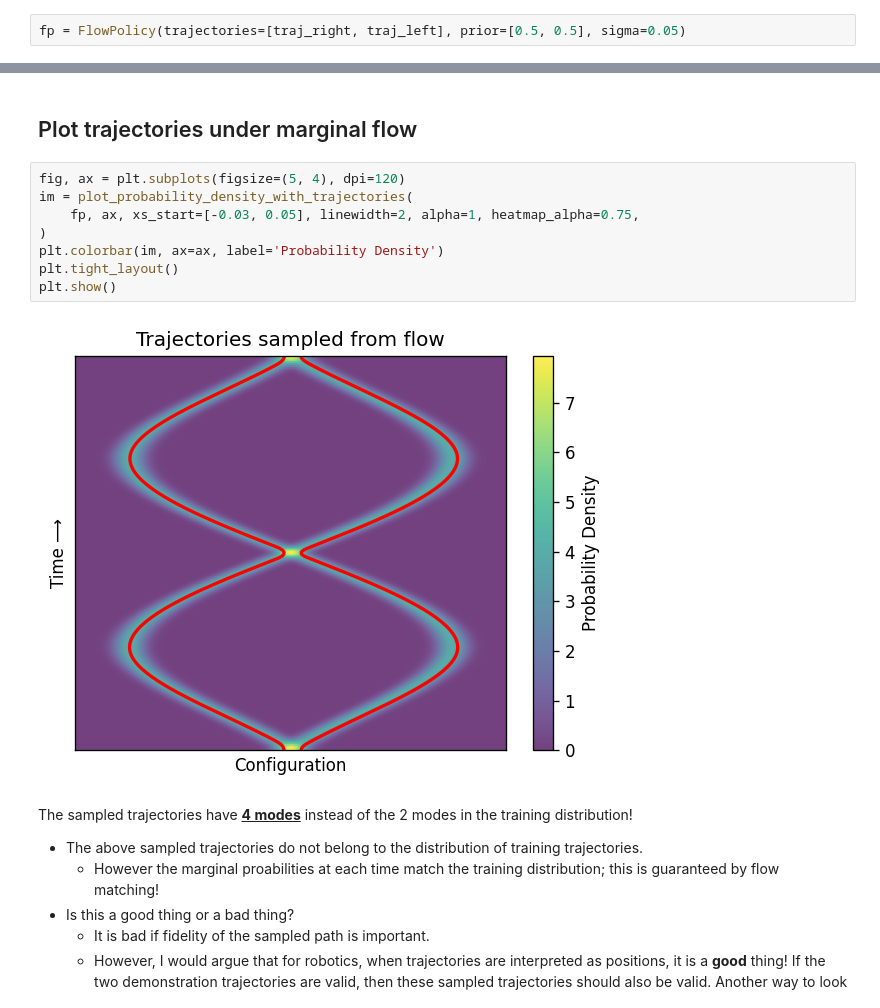
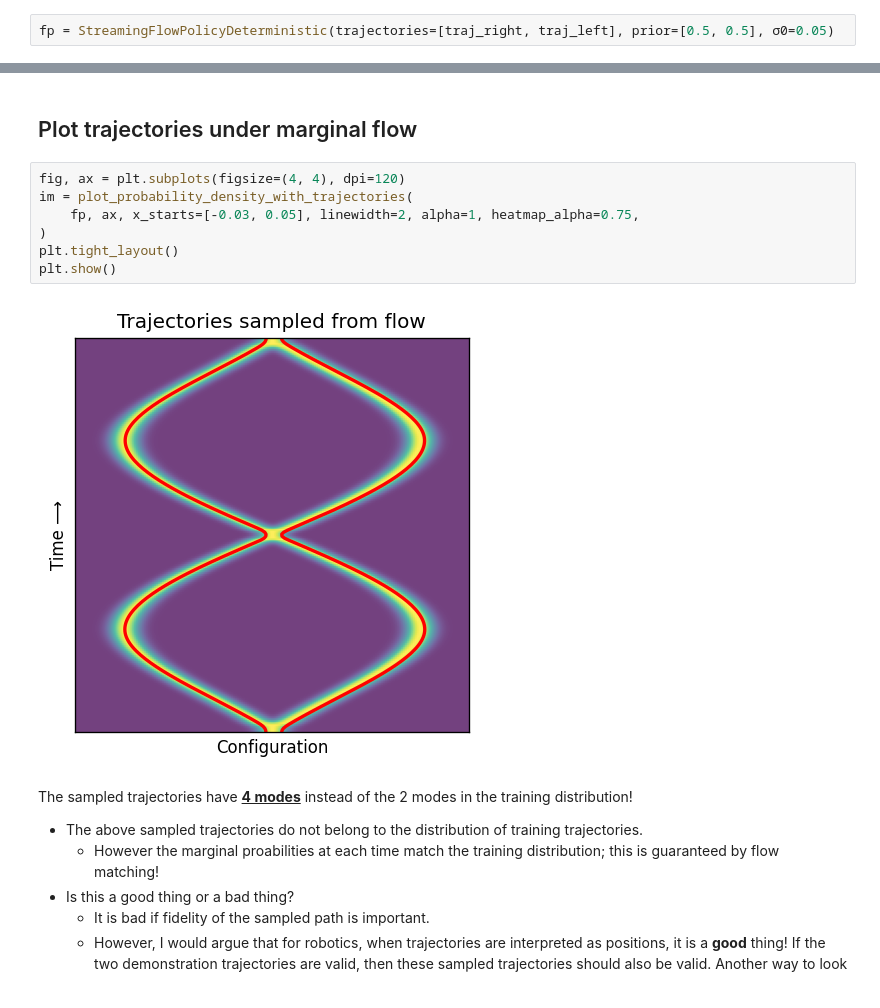
Before and after one commit to willh003/flowvis, a Jupyter notebook: flow_policy/toy/notebooks/deterministic/crossing-demos.ipynb, the cells around one changed output, grey strips where cells are left out. Saved outputs shown, nothing was run; the diff lists cells and outputs as text.

```diff
--- a/flow_policy/toy/notebooks/deterministic/crossing-demos.ipynb
+++ b/flow_policy/toy/notebooks/deterministic/crossing-demos.ipynb
@@ -56,7 +58,7 @@ plt.show()
 # %% [markdown]
 # Marginal flow
 # %%
-fp = FlowPolicy(trajectories=[traj_right, traj_left], prior=[0.5, 0.5], sigma=0.05)
+fp = StreamingFlowPolicyDeterministic(trajectories=[traj_right, traj_left], prior=[0.5, 0.5], σ0=0.05)
 # %% [markdown]
 ## Plot marginal probability path
 # %%
@@ -89,15 +87,14 @@ plt.show()
 # %% [markdown]
 ## Plot trajectories under marginal flow
 # %%
-fig, ax = plt.subplots(figsize=(5, 4), dpi=120)
+fig, ax = plt.subplots(figsize=(4, 4), dpi=120)
 im = plot_probability_density_with_trajectories(
-    fp, ax, xs_start=[-0.03, 0.05], linewidth=2, alpha=1, heatmap_alpha=0.75,
+    fp, ax, x_starts=[-0.03, 0.05], linewidth=2, alpha=1, heatmap_alpha=0.75,
 )
-plt.colorbar(im, ax=ax, label='Probability Density')
 plt.tight_layout()
 plt.show()
 # %% [output]
-[figure, old version]
+[figure, new version]
 # %% [markdown]
 The sampled trajectories have **<u>4 modes</u>** instead of the 2 modes in the training distribution!
 - The above sampled trajectories do not belong to the distribution of training trajectories.
```
Also changed, not shown: parts of 3 cells of this notebook, 13 other files.
